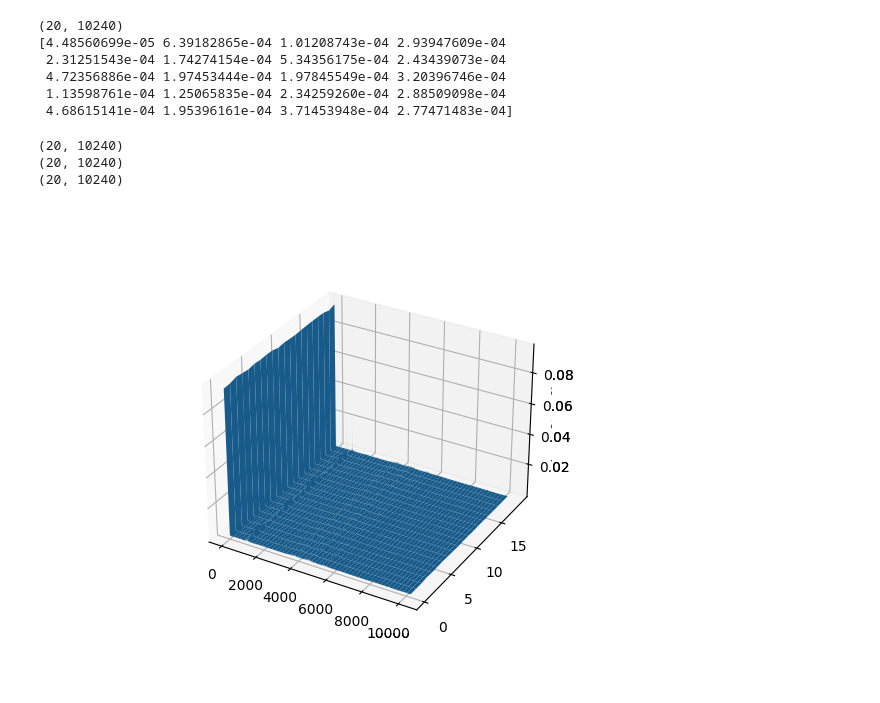
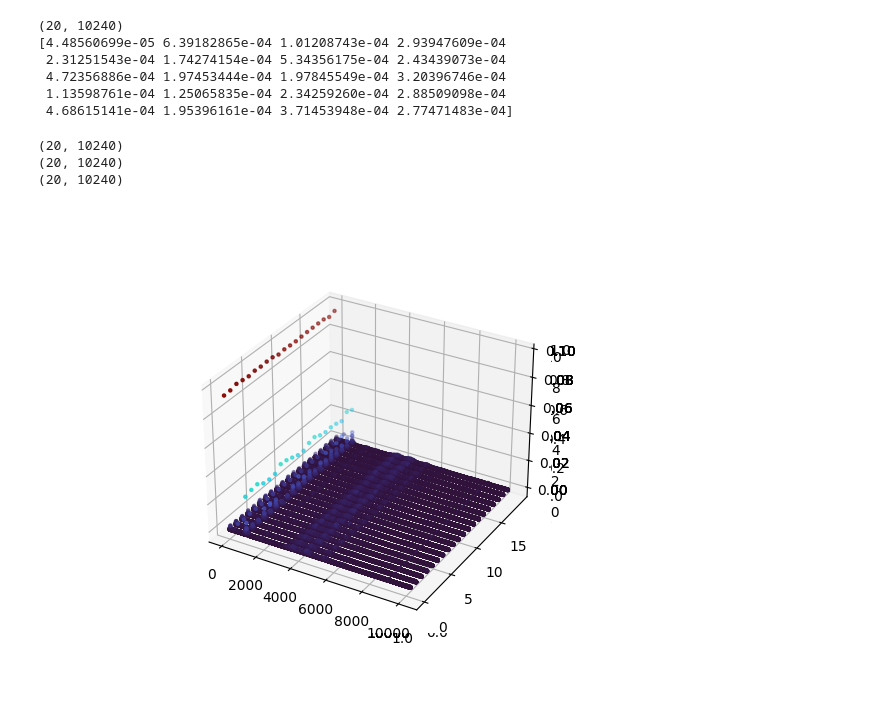
Before and after one commit to arielpriarone/Thesis, a Jupyter notebook: notebooks/001-test-ims-data.ipynb, the cells around one changed output. Saved outputs shown, nothing was run; the diff lists cells and outputs as text; code cells hidden in the pictures.

Commit message:
working colormap for scatterplot

```diff
--- a/notebooks/001-test-ims-data.ipynb
+++ b/notebooks/001-test-ims-data.ipynb
@@ -52,21 +52,21 @@ print(freqAnaly[:,80])
 # %%
 from mpl_toolkits import mplot3d
 x = np.arange(0,freqAnaly.shape[1],1)
 y = np.arange(0,freqAnaly.shape[0],1)
 X,Y = np.meshgrid(x,y)
 # Plot a 3D surface
 print(X.shape)
 print(Y.shape)
 print(freqAnaly.shape)
 fig = plt.figure('figure1')
 ax = plt.axes(projection='3d')
 
 # Create surface plot
-ax.plot_surface(X, Y, freqAnaly)
+ax.scatter(X, Y, freqAnaly, marker='.',c=freqAnaly/np.max(freqAnaly), cmap='turbo')
 
 plt.show()
 # %% [output]
 (20, 10240)
 (20, 10240)
 (20, 10240)
-[figure, old version]
+[figure, new version]
```
